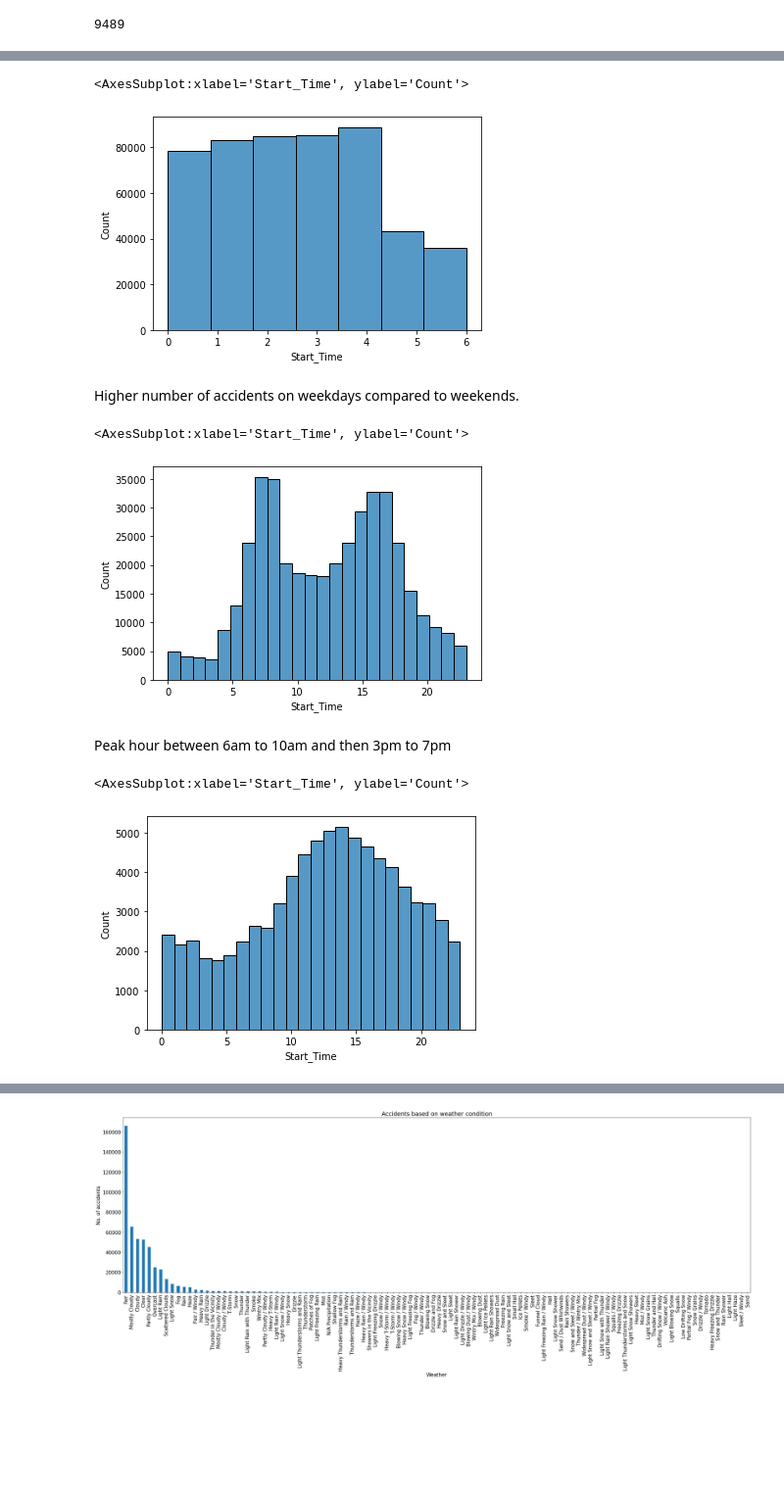
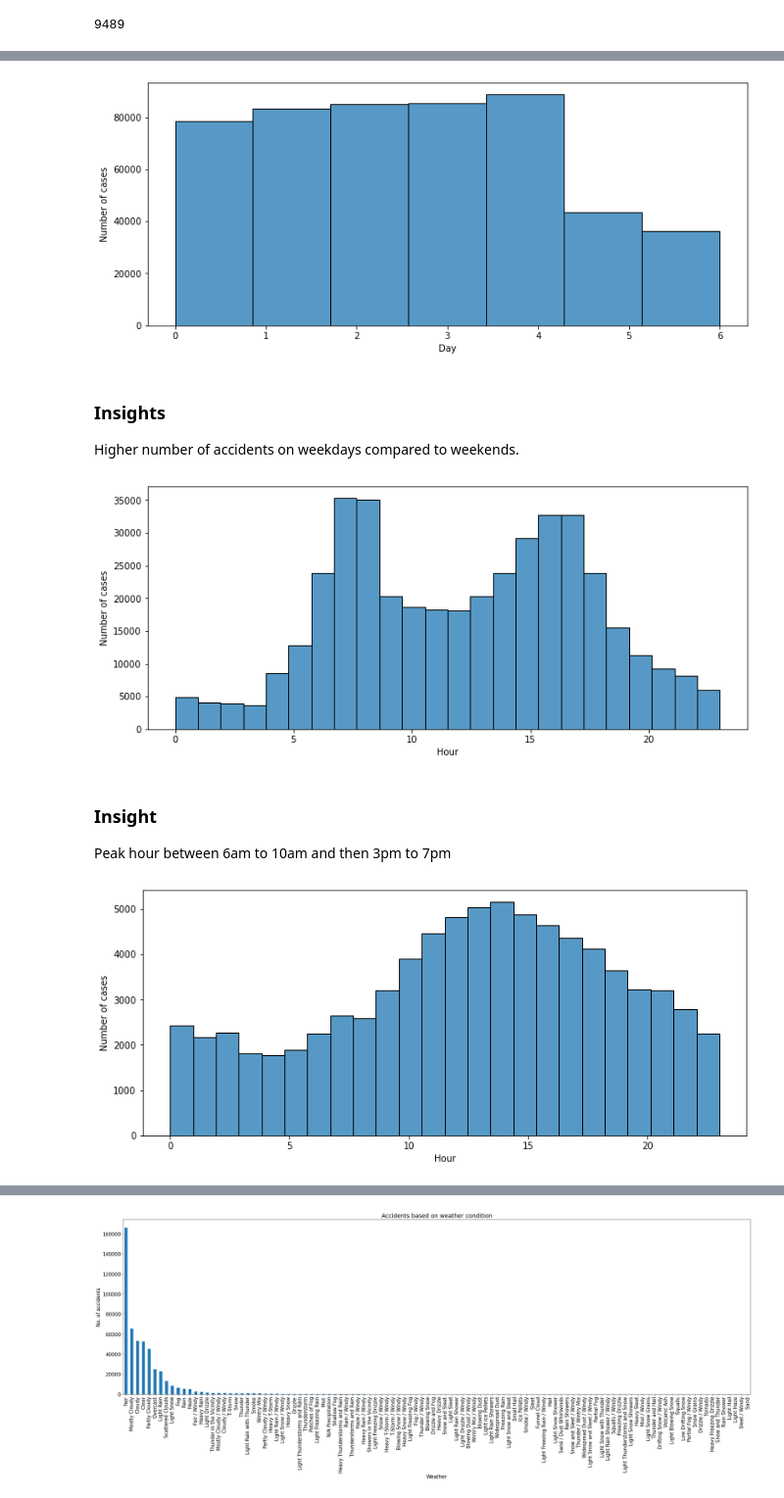
Before and after one commit to shubhanshuvaibhav/US_Accidents, a Jupyter notebook: US _Accidents Analysis.ipynb, the cells around one changed output, grey strips where cells are left out. Shown at 98% size. Cells and saved outputs as stored; diff of their text form; code cells hidden in the pictures; blank space fills up the shorter version.

```diff
--- a/US _Accidents Analysis.ipynb
+++ b/US _Accidents Analysis.ipynb
@@ -272,11 +351,19 @@ sns.histplot(main_df.Start_Time.dt.hour, bins = 24)
 1. High number of accidents occur between 6am to 10am.--(maybe people are in hurry for work)
 2. and then 3pm to 7pm
 # %%
+# accidents distribution based on day.
+# monday = 0 & sunday = 6
+
+plt.figure(figsize=(12,5))
 sns.histplot(main_df.Start_Time.dt.dayofweek, bins = 7)
+plt.ylabel('Number of cases')
+plt.xlabel('Day')
+plt.show()
 # %% [output]
-<AxesSubplot:xlabel='Start_Time', ylabel='Count'>
-[figure, old version]
+[figure, new version]
 # %% [markdown]
+### Insights
+
 Higher number of accidents on weekdays compared to weekends.
 # %%
 main_df['Day_of_Week'] = main_df.Start_Time.dt.dayofweek
@@ -284,14 +371,25 @@ wknd_df = main_df.loc[(main_df['Day_of_Week'] == 5) & (main_df['Day_of_Week'] ==
 wkday_df = main_df.loc[(main_df['Day_of_Week'] != 5) & (main_df['Day_of_Week'] != 6)]
 # %%
+# distribution of accidents of weekday data.
+
+plt.figure(figsize=(12,5))
 sns.histplot(wkday_df.Start_Time.dt.hour, bins = 24)
+plt.ylabel('Number of cases')
+plt.xlabel('Hour')
+plt.show()
 # %% [output]
-<AxesSubplot:xlabel='Start_Time', ylabel='Count'>
-[figure, old version]
+[figure, new version]
 # %% [markdown]
+### Insight
+
 Peak hour between 6am to 10am and then 3pm to 7pm
 # %%
+# distribution of accidents of weekend data.
+plt.figure(figsize=(12,5))
 sns.histplot(wknd_df.Start_Time.dt.hour, bins = 24)
+plt.ylabel('Number of cases')
+plt.xlabel('Hour')
+plt.show()
 # %% [output]
-<AxesSubplot:xlabel='Start_Time', ylabel='Count'>
-[figure, old version]
+[figure, new version]
 # %% [markdown]
```
Also changed, not shown: parts of 23 cells of this notebook.
